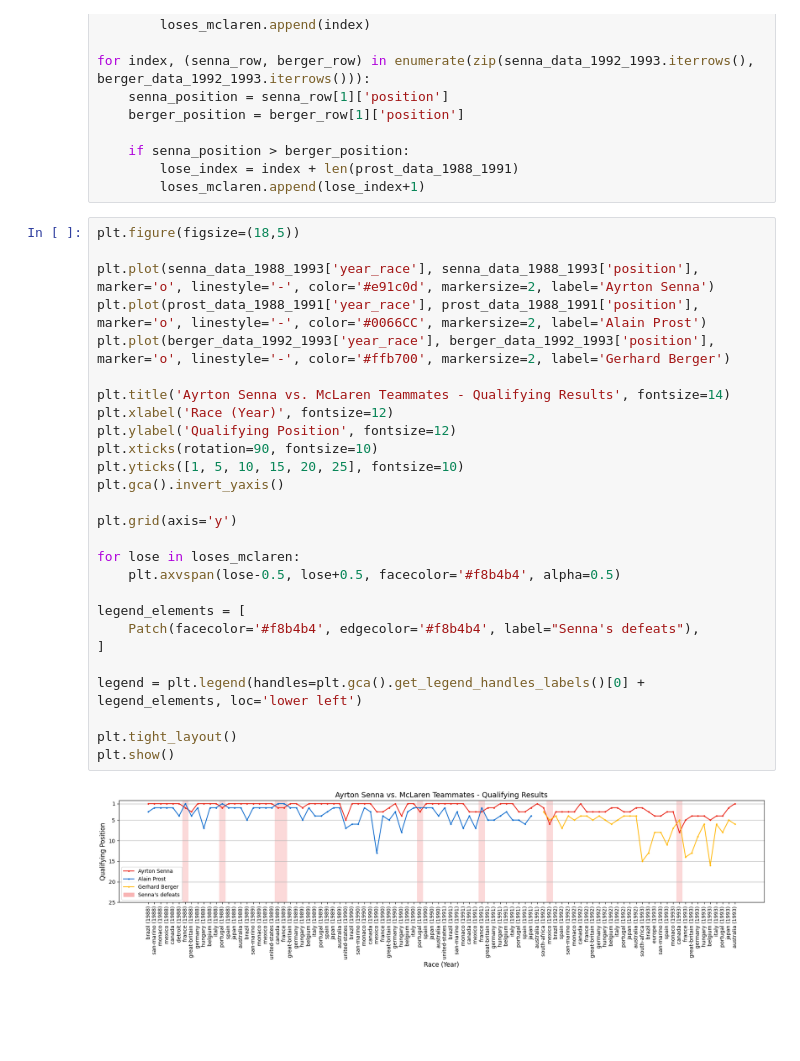
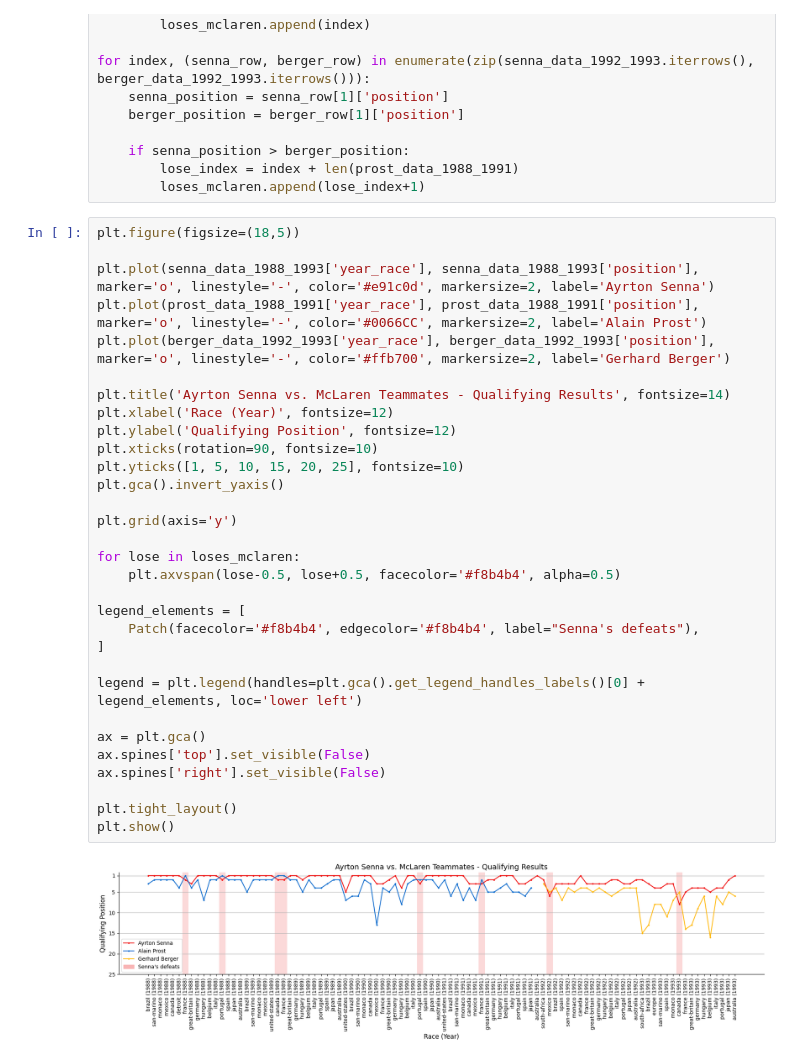
Before and after one commit to thiagodalladea/ayrton-senna-dv, a Jupyter notebook: nb.ipynb, the cells around one changed output. Saved outputs shown, nothing was run; the diff lists cells and outputs as text; blank space fills up the shorter version.

```diff
--- a/nb.ipynb
+++ b/nb.ipynb
@@ -252,29 +264,33 @@ for index, (senna_row, berger_row) in enumerate(zip(senna_data_1992_1993.iterrow
 # %%
 plt.figure(figsize=(18,5))
 
 plt.plot(senna_data_1988_1993['year_race'], senna_data_1988_1993['position'], marker='o', linestyle='-', color='#e91c0d', markersize=2, label='Ayrton Senna')
 plt.plot(prost_data_1988_1991['year_race'], prost_data_1988_1991['position'], marker='o', linestyle='-', color='#0066CC', markersize=2, label='Alain Prost')
 plt.plot(berger_data_1992_1993['year_race'], berger_data_1992_1993['position'], marker='o', linestyle='-', color='#ffb700', markersize=2, label='Gerhard Berger')
 
 plt.title('Ayrton Senna vs. McLaren Teammates - Qualifying Results', fontsize=14)
 plt.xlabel('Race (Year)', fontsize=12)
 plt.ylabel('Qualifying Position', fontsize=12)
 plt.xticks(rotation=90, fontsize=10)
 plt.yticks([1, 5, 10, 15, 20, 25], fontsize=10)
 plt.gca().invert_yaxis()
 
 plt.grid(axis='y')
 
 for lose in loses_mclaren:
     plt.axvspan(lose-0.5, lose+0.5, facecolor='#f8b4b4', alpha=0.5)
 
 legend_elements = [
     Patch(facecolor='#f8b4b4', edgecolor='#f8b4b4', label="Senna's defeats"),
 ]
 
 legend = plt.legend(handles=plt.gca().get_legend_handles_labels()[0] + legend_elements, loc='lower left')
 
+ax = plt.gca()
+ax.spines['top'].set_visible(False)
+ax.spines['right'].set_visible(False)
+
 plt.tight_layout()
 plt.show()
 # %% [output]
-[figure, old version]
+[figure, new version]
```
Also changed, not shown: parts of 12 cells of this notebook, 7 other files.
